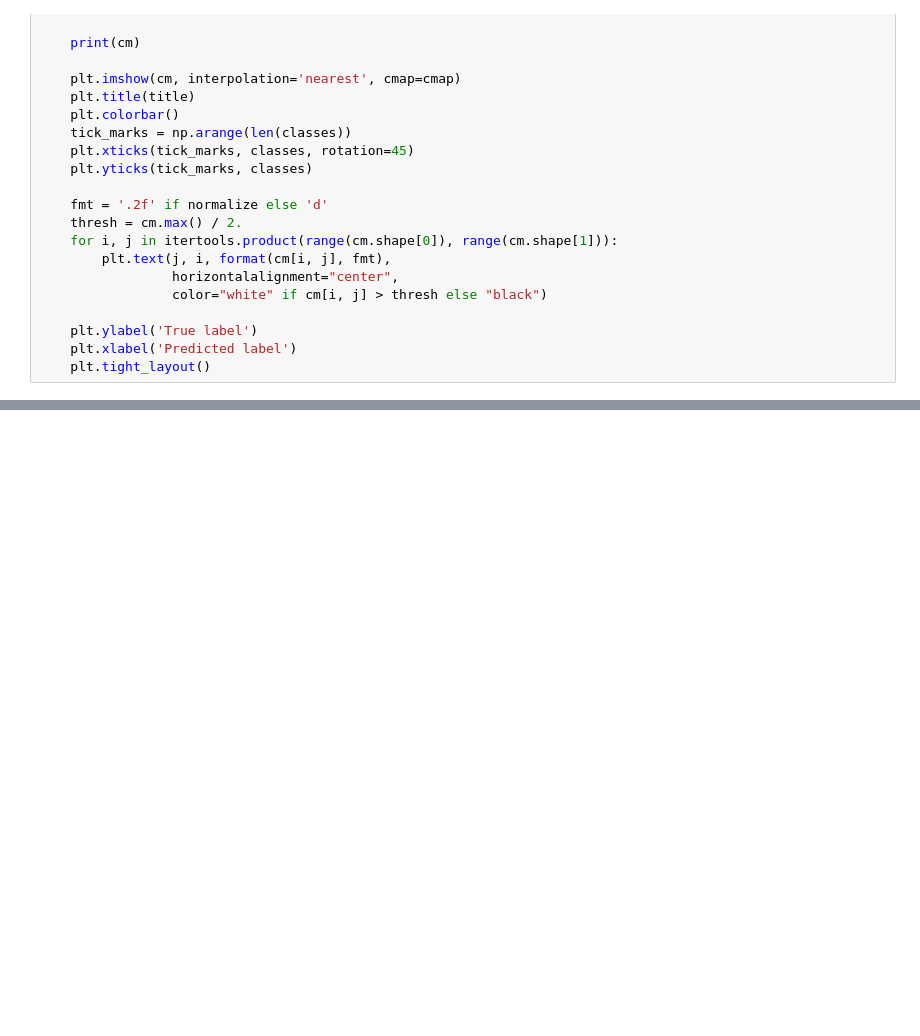
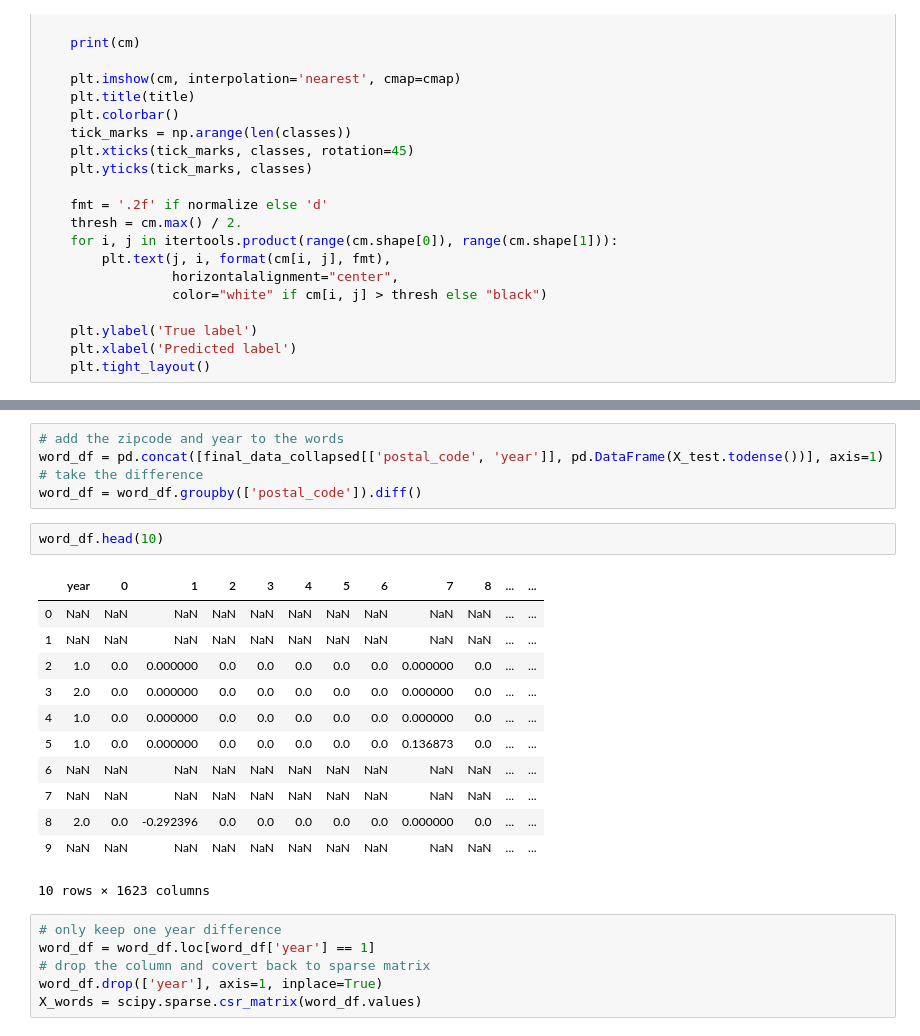
Before and after one commit to mgelman/gentrification, a Jupyter notebook: house_price_prediction_diff.ipynb, the cells around one changed output, grey strips where cells are left out. Saved outputs shown, nothing was run; the diff lists cells and outputs as text; blank space fills up the shorter version.

```diff
--- a/house_price_prediction_diff.ipynb
+++ b/house_price_prediction_diff.ipynb
@@ -455,0 +315,26 @@ SyntaxError: Missing parentheses in call to 'print'. Did you mean print(sorted_x
+# %%
+# add the zipcode and year to the words
+word_df = pd.concat([final_data_collapsed[['postal_code', 'year']], pd.DataFrame(X_test.todense())], axis=1)
+# take the difference
+word_df = word_df.groupby(['postal_code']).diff()
+# %%
+word_df.head(10)
+# %% [output]
+|  | year | 0 | 1 | 2 | 3 | 4 | 5 | 6 | 7 | 8 | ... | ... |
+| 0 | NaN | NaN | NaN | NaN | NaN | NaN | NaN | NaN | NaN | NaN | ... | ... |
+| 1 | NaN | NaN | NaN | NaN | NaN | NaN | NaN | NaN | NaN | NaN | ... | ... |
+| 2 | 1.0 | 0.0 | 0.000000 | 0.0 | 0.0 | 0.0 | 0.0 | 0.0 | 0.000000 | 0.0 | ... | ... |
+| 3 | 2.0 | 0.0 | 0.000000 | 0.0 | 0.0 | 0.0 | 0.0 | 0.0 | 0.000000 | 0.0 | ... | ... |
+| 4 | 1.0 | 0.0 | 0.000000 | 0.0 | 0.0 | 0.0 | 0.0 | 0.0 | 0.000000 | 0.0 | ... | ... |
+| 5 | 1.0 | 0.0 | 0.000000 | 0.0 | 0.0 | 0.0 | 0.0 | 0.0 | 0.136873 | 0.0 | ... | ... |
+| 6 | NaN | NaN | NaN | NaN | NaN | NaN | NaN | NaN | NaN | NaN | ... | ... |
+| 7 | NaN | NaN | NaN | NaN | NaN | NaN | NaN | NaN | NaN | NaN | ... | ... |
+| 8 | 2.0 | 0.0 | -0.292396 | 0.0 | 0.0 | 0.0 | 0.0 | 0.0 | 0.000000 | 0.0 | ... | ... |
+| 9 | NaN | NaN | NaN | NaN | NaN | NaN | NaN | NaN | NaN | NaN | ... | ... |
+10 rows × 1623 columns
+# %%
+# only keep one year difference
+word_df = word_df.loc[word_df['year'] == 1]
+# drop the column and covert back to sparse matrix
+word_df.drop(['year'], axis=1, inplace=True)
+X_words = scipy.sparse.csr_matrix(word_df.values)
```
Also changed, not shown: parts of 47 cells of this notebook.
